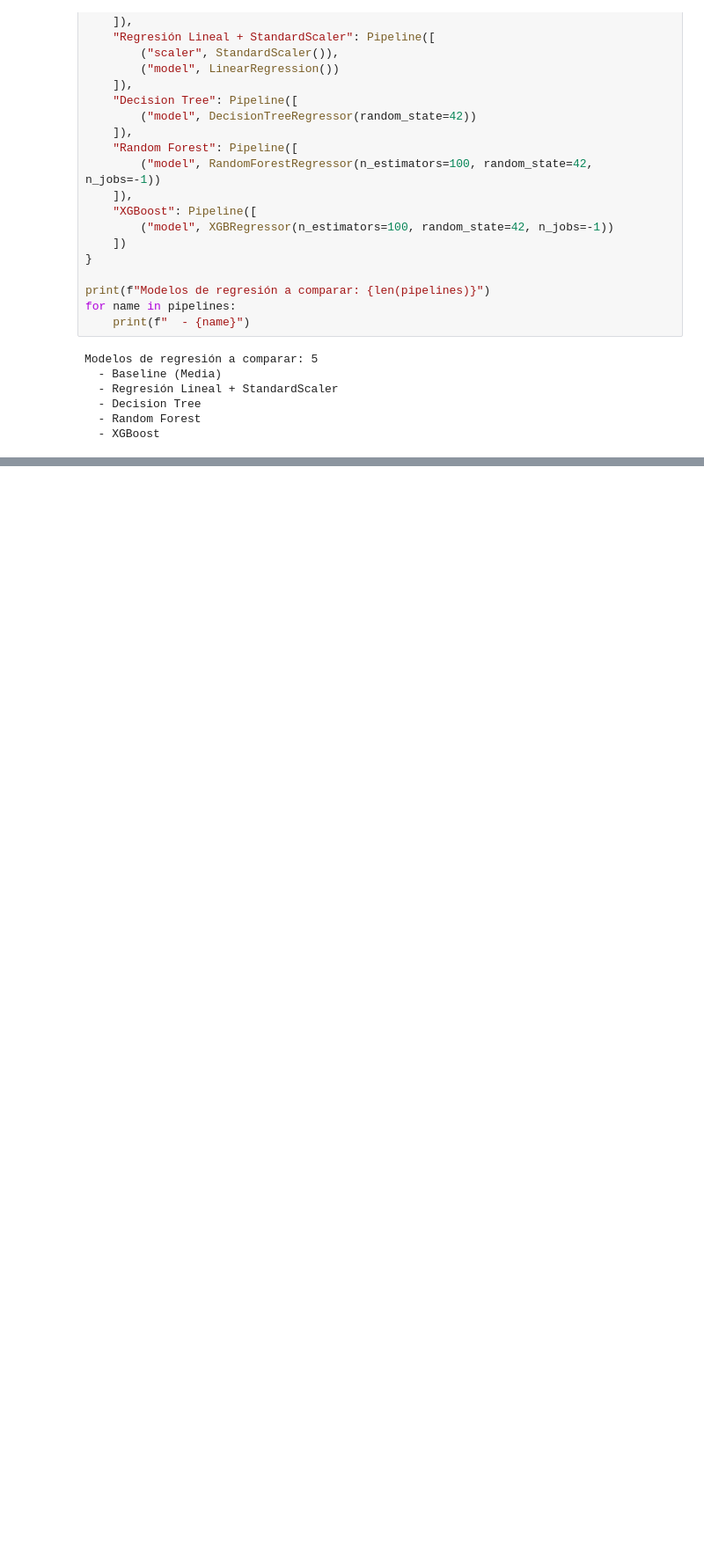
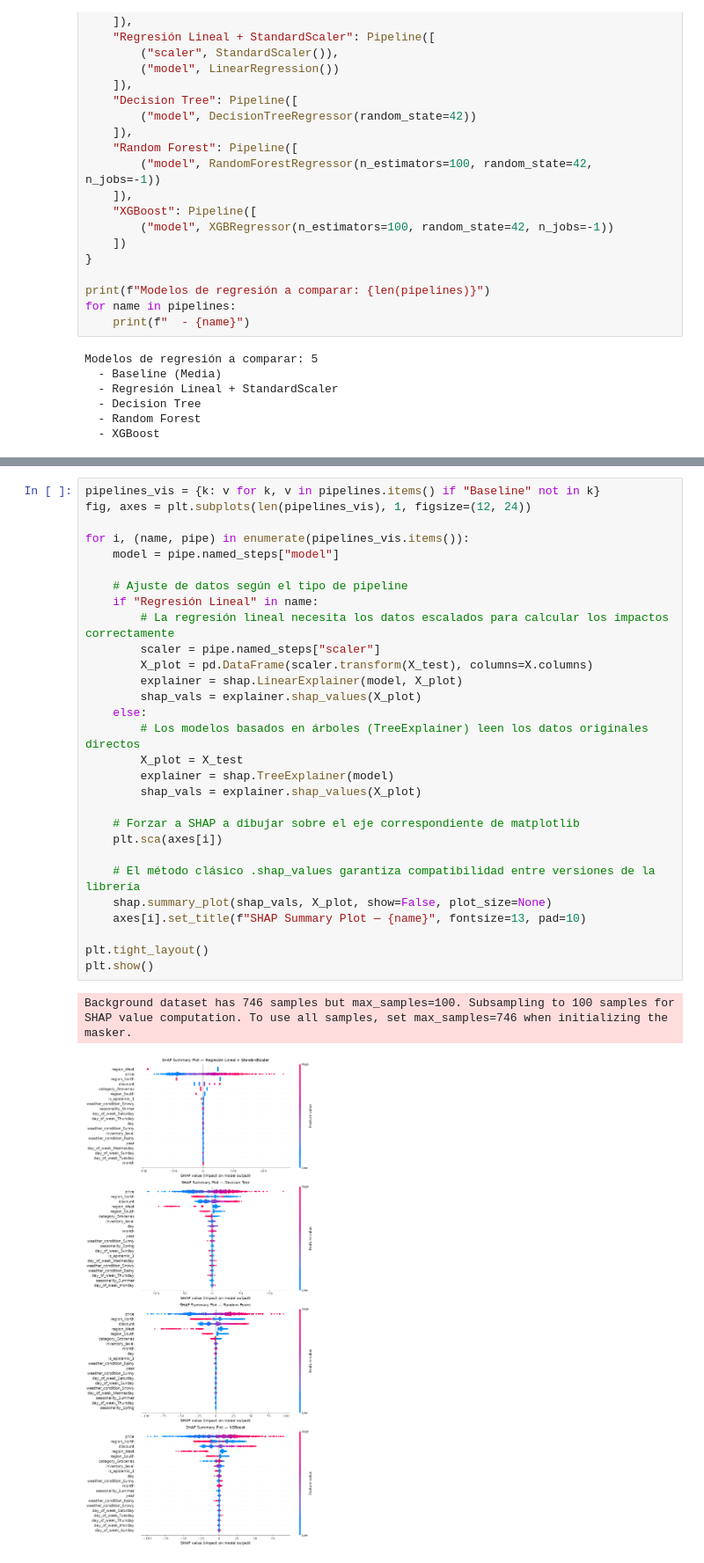
Before and after one commit to diegorod14/20261_Business_Predictive_Analytics, a Jupyter notebook: Notebooks/Modeling.ipynb, the cells around one changed output, grey strips where cells are left out. Shown at 88% size. Cells and saved outputs as stored; diff of their text form; blank space fills up the shorter version.

```diff
--- a/Notebooks/Modeling.ipynb
+++ b/Notebooks/Modeling.ipynb
@@ -182,0 +181,32 @@ plt.show()
+# %%
+pipelines_vis = {k: v for k, v in pipelines.items() if "Baseline" not in k}
+fig, axes = plt.subplots(len(pipelines_vis), 1, figsize=(12, 24))
+
+for i, (name, pipe) in enumerate(pipelines_vis.items()):
+    model = pipe.named_steps["model"]
+
+    # Ajuste de datos según el tipo de pipeline
+    if "Regresión Lineal" in name:
+        # La regresión lineal necesita los datos escalados para calcular los impactos correctamente
+        scaler = pipe.named_steps["scaler"]
+        X_plot = pd.DataFrame(scaler.transform(X_test), columns=X.columns)
+        explainer = shap.LinearExplainer(model, X_plot)
+        shap_vals = explainer.shap_values(X_plot)
+    else:
+        # Los modelos basados en árboles (TreeExplainer) leen los datos originales directos
+        X_plot = X_test
+        explainer = shap.TreeExplainer(model)
+        shap_vals = explainer.shap_values(X_plot)
+
+    # Forzar a SHAP a dibujar sobre el eje correspondiente de matplotlib
+    plt.sca(axes[i])
+
+    # El método clásico .shap_values garantiza compatibilidad entre versiones de la librería
+    shap.summary_plot(shap_vals, X_plot, show=False, plot_size=None)
+    axes[i].set_title(f"SHAP Summary Plot — {name}", fontsize=13, pad=10)
+
+plt.tight_layout()
+plt.show()
+# %% [output]
+Background dataset has 746 samples but max_samples=100. Subsampling to 100 samples for SHAP value computation. To use all samples, set max_samples=746 when initializing the masker.
+[figure, added]
```
Also changed, not shown: parts of 8 cells of this notebook, 8 other files.
